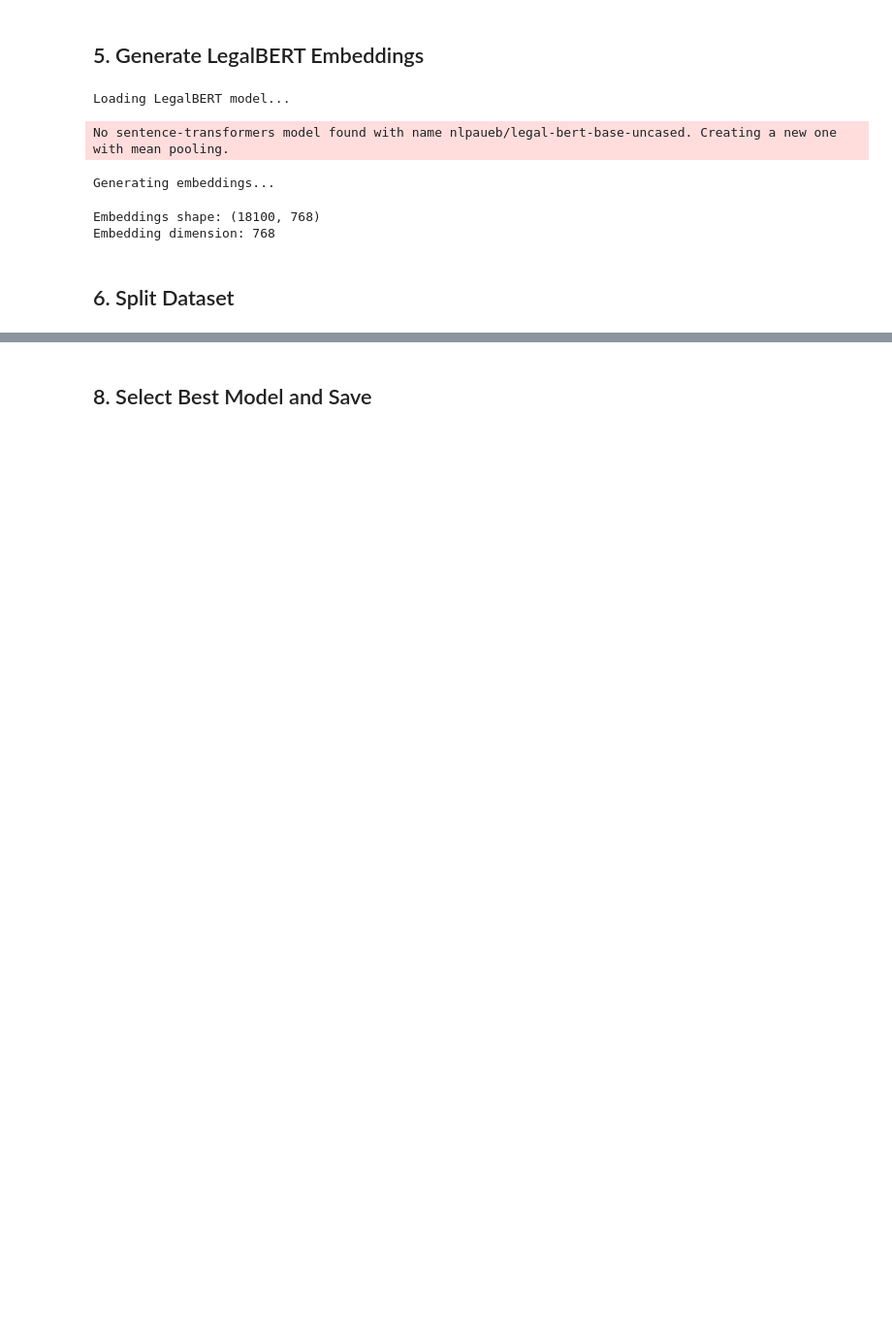
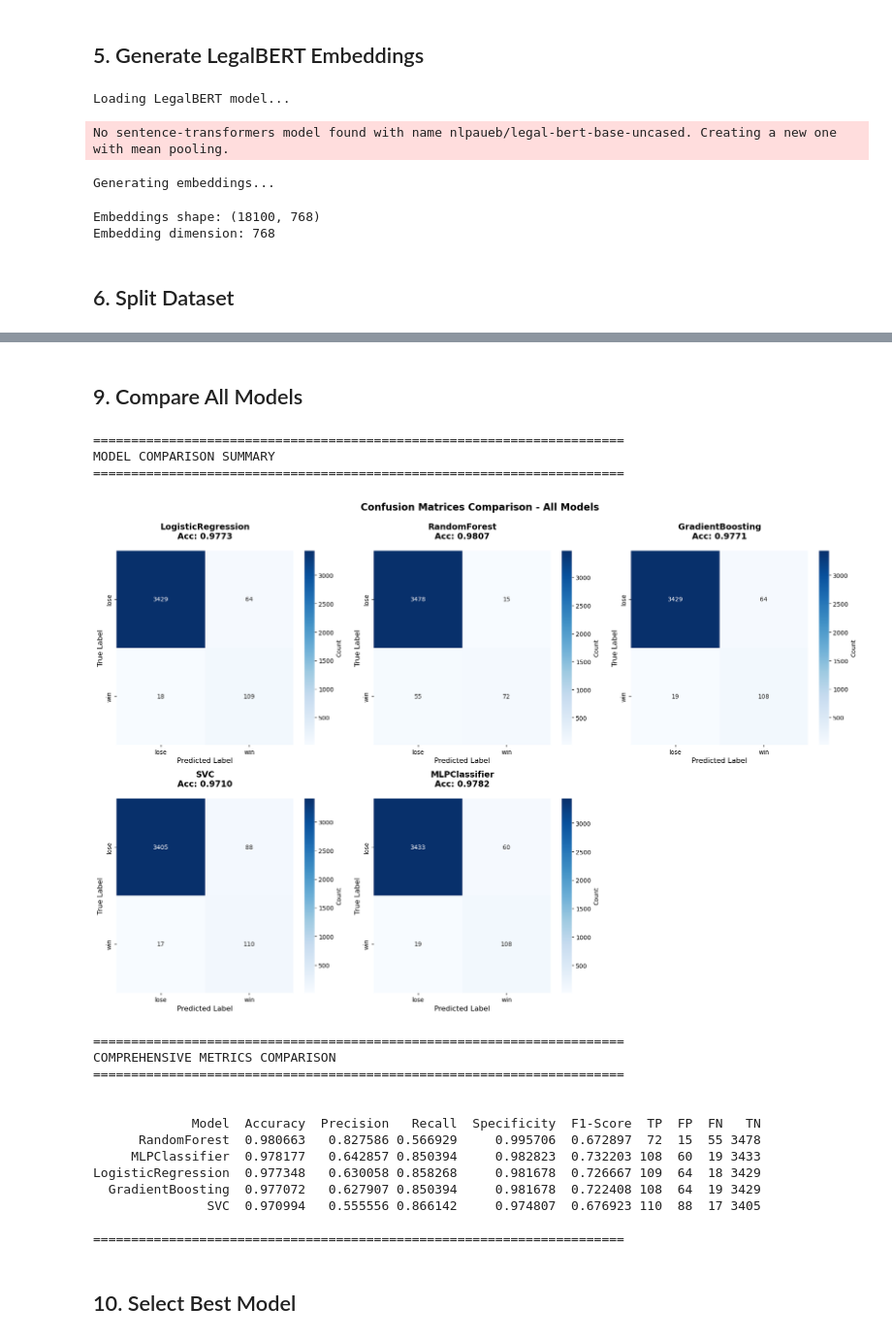
Before and after one commit to Shelton-beep/capstone1, a Jupyter notebook: backend/notebooks/train_model.ipynb, the cells around one changed output, grey strips where cells are left out. Shown: that part at 97% size. Drawn from its saved outputs; the diff is of its cells as text; code cells hidden in the pictures; blank space fills up the shorter version.

```diff
--- a/backend/notebooks/train_model.ipynb
+++ b/backend/notebooks/train_model.ipynb
@@ -353,2 +553,80 @@ weighted avg       0.98      0.98      0.98      3620
+# %% [markdown]
+## 9. Compare All Models
+# %%
+# Create comparison visualization of all models
+print("="*70)
+print("MODEL COMPARISON SUMMARY")
+print("="*70)
+
+# Plot all confusion matrices side-by-side
+fig, axes = plt.subplots(2, 3, figsize=(18, 12))
+axes = axes.flatten()
+
+for idx, (name, result) in enumerate(results.items()):
+    cm = result['confusion_matrix']
+    plot_confusion_matrix(cm, class_names,
+                         f'{name}\nAcc: {result["accuracy"]:.4f}',
+                         ax=axes[idx], show_percentages=False)
+
+# Remove the last empty subplot
+fig.delaxes(axes[5])
+
+plt.suptitle('Confusion Matrices Comparison - All Models',
+             fontsize=16, fontweight='bold', y=0.995)
+plt.tight_layout()
+plt.show()
+
+# Create comparison metrics table
+print("\n" + "="*70)
+print("COMPREHENSIVE METRICS COMPARISON")
+print("="*70)
+
+comparison_data = []
+for name, result in results.items():
+    cm = result['confusion_matrix']
+    tn, fp, fn, tp = cm.ravel()
+
+    precision = tp / (tp + fp) if (tp + fp) > 0 else 0
+    recall = tp / (tp + fn) if (tp + fn) > 0 else 0
+    specificity = tn / (tn + fp) if (tn + fp) > 0 else 0
+    f1_score = 2 * tp / (2 * tp + fp + fn) if (2 * tp + fp + fn) > 0 else 0
+
+    comparison_data.append({
+        'Model': name,
+        'Accuracy': result['accuracy'],
+        'Precision': precision,
+        'Recall': recall,
+        'Specificity': specificity,
+        'F1-Score': f1_score,
+        'TP': tp,
+        'FP': fp,
+        'FN': fn,
+        'TN': tn
+    })
+
+comparison_df = pd.DataFrame(comparison_data)
+comparison_df = comparison_df.sort_values('Accuracy', ascending=False)
+
+print("\n")
+print(comparison_df.to_string(index=False))
+print("\n" + "="*70)
+# %% [output]
+======================================================================
+MODEL COMPARISON SUMMARY
+======================================================================
+[figure, added]
+======================================================================
+COMPREHENSIVE METRICS COMPARISON
+======================================================================
+
+
+             Model  Accuracy  Precision   Recall  Specificity  F1-Score  TP  FP  FN   TN
+      RandomForest  0.980663   0.827586 0.566929     0.995706  0.672897  72  15  55 3478
+     MLPClassifier  0.978177   0.642857 0.850394     0.982823  0.732203 108  60  19 3433
+LogisticRegression  0.977348   0.630058 0.858268     0.981678  0.726667 109  64  18 3429
+  GradientBoosting  0.977072   0.627907 0.850394     0.981678  0.722408 108  64  19 3429
+               SVC  0.970994   0.555556 0.866142     0.974807  0.676923 110  88  17 3405
+
+======================================================================
 # %% [markdown]
-## 8. Select Best Model and Save
+## 10. Select Best Model
```
Also changed, not shown: parts of 11 cells of this notebook, 10 other files.
